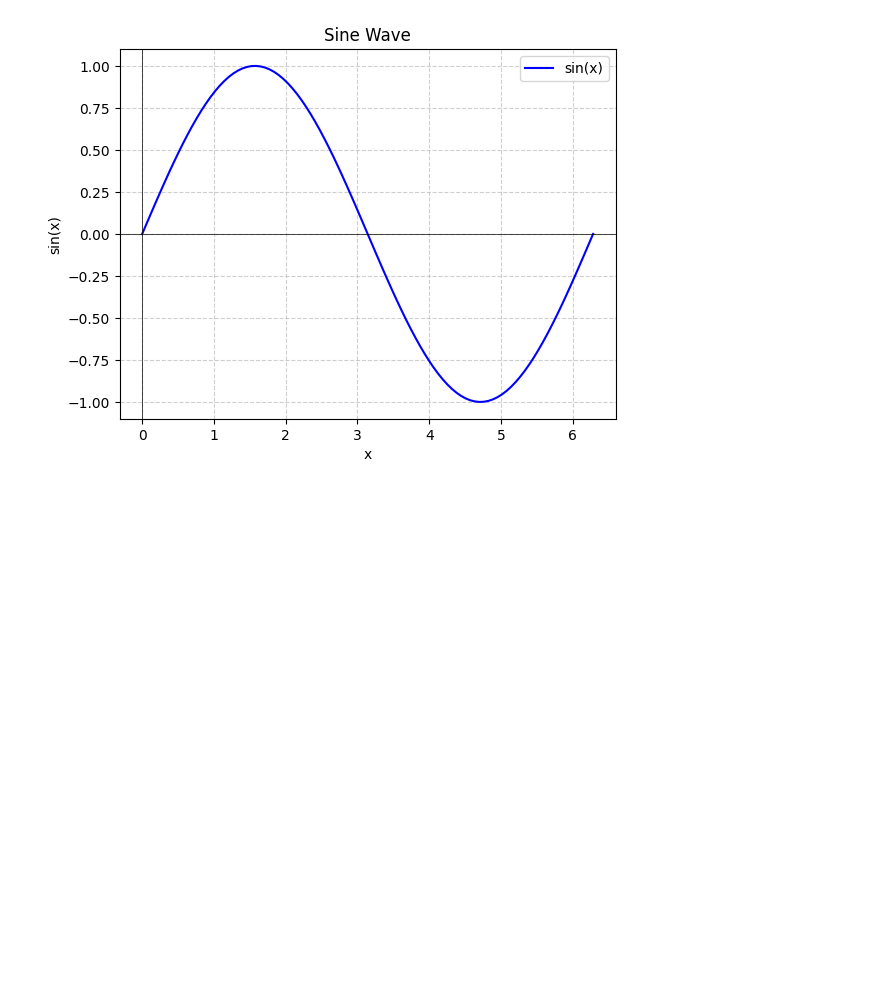
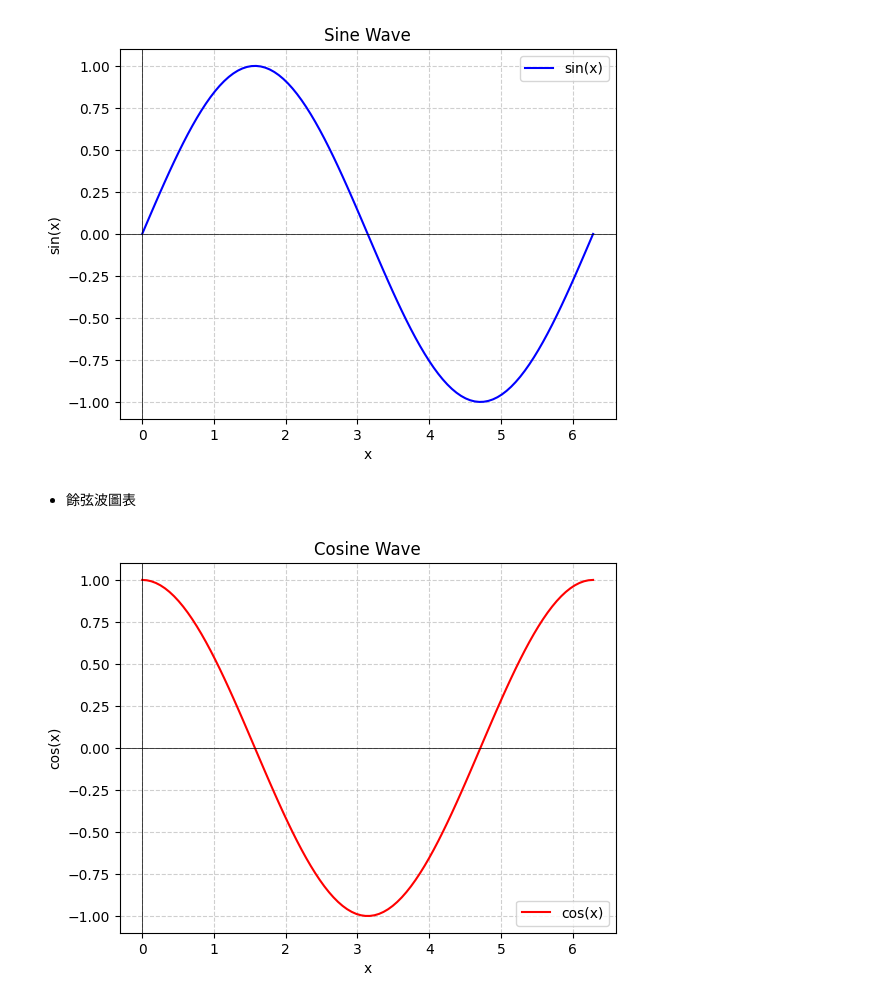
Before and after one commit to dmitrifei/github1140315, a Jupyter notebook: demo01.ipynb, the cells around one changed output. Saved outputs shown, nothing was run; the diff lists cells and outputs as text; code cells hidden in the pictures; blank space fills up the shorter version.

```diff
--- a/demo01.ipynb
+++ b/demo01.ipynb
@@ -29,3 +29,31 @@ plt.legend()  # 顯示圖例
 plt.show()
 # %% [output]
 [figure]
+# %% [markdown]
+- 餘弦波圖表
+# %%
+import numpy as np
+import matplotlib.pyplot as plt
+
+# 生成 x 軸數據 (0 到 2π 之間的 100 個點)
+x = np.linspace(0, 2 * np.pi, 100)
+
+# 計算餘弦函數值
+y = np.cos(x)
+
+# 繪製圖形
+plt.plot(x, y, label='cos(x)', color='r')  # 使用紅色線條
+
+# 添加標題與標籤
+plt.title('Cosine Wave')
+plt.xlabel('x')
+plt.ylabel('cos(x)')
+plt.axhline(0, color='black', linewidth=0.5)  # 添加 x 軸
+plt.axvline(0, color='black', linewidth=0.5)  # 添加 y 軸
+plt.grid(True, linestyle='--', alpha=0.6)  # 添加網格線
+plt.legend()  # 顯示圖例
+
+# 顯示圖形
+plt.show()
+# %% [output]
+[figure, added]
```
